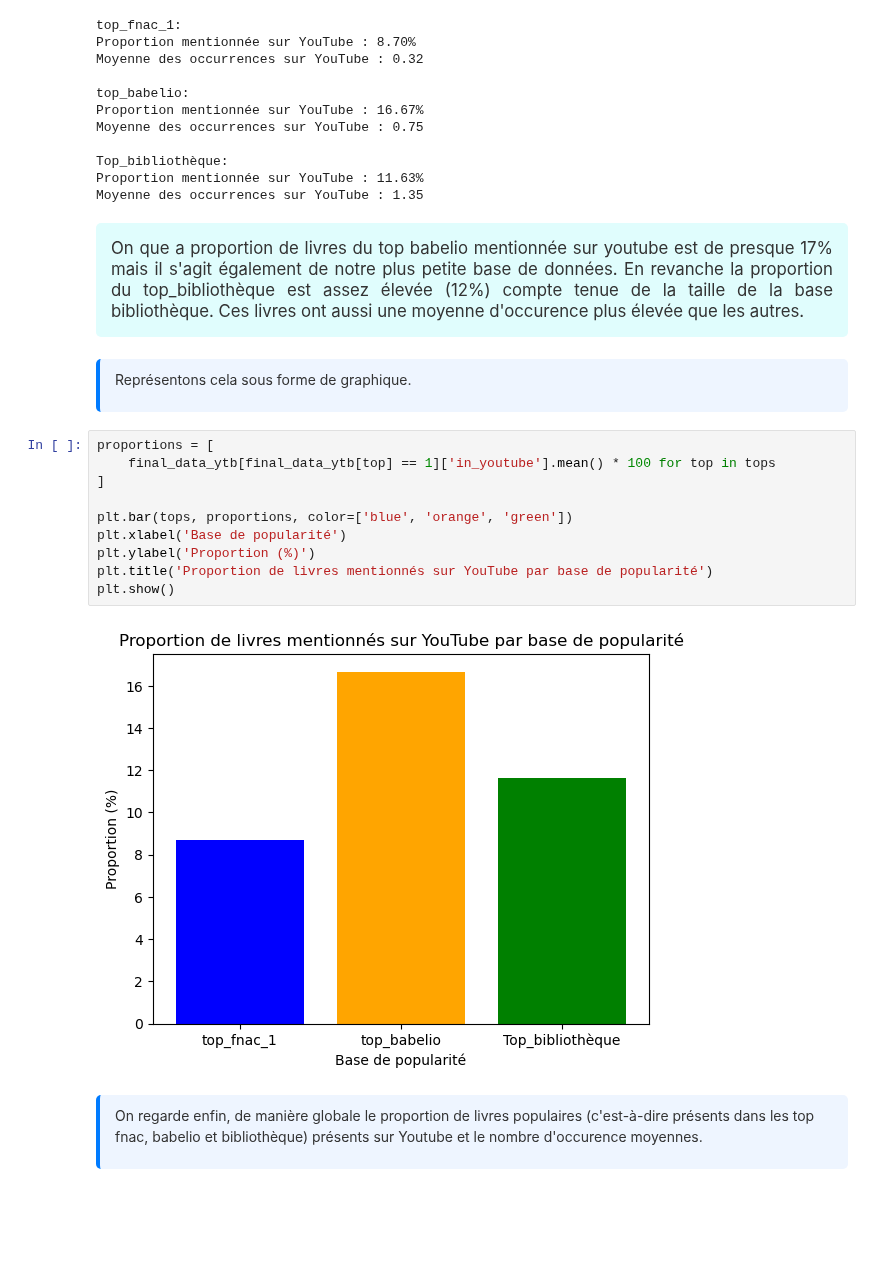
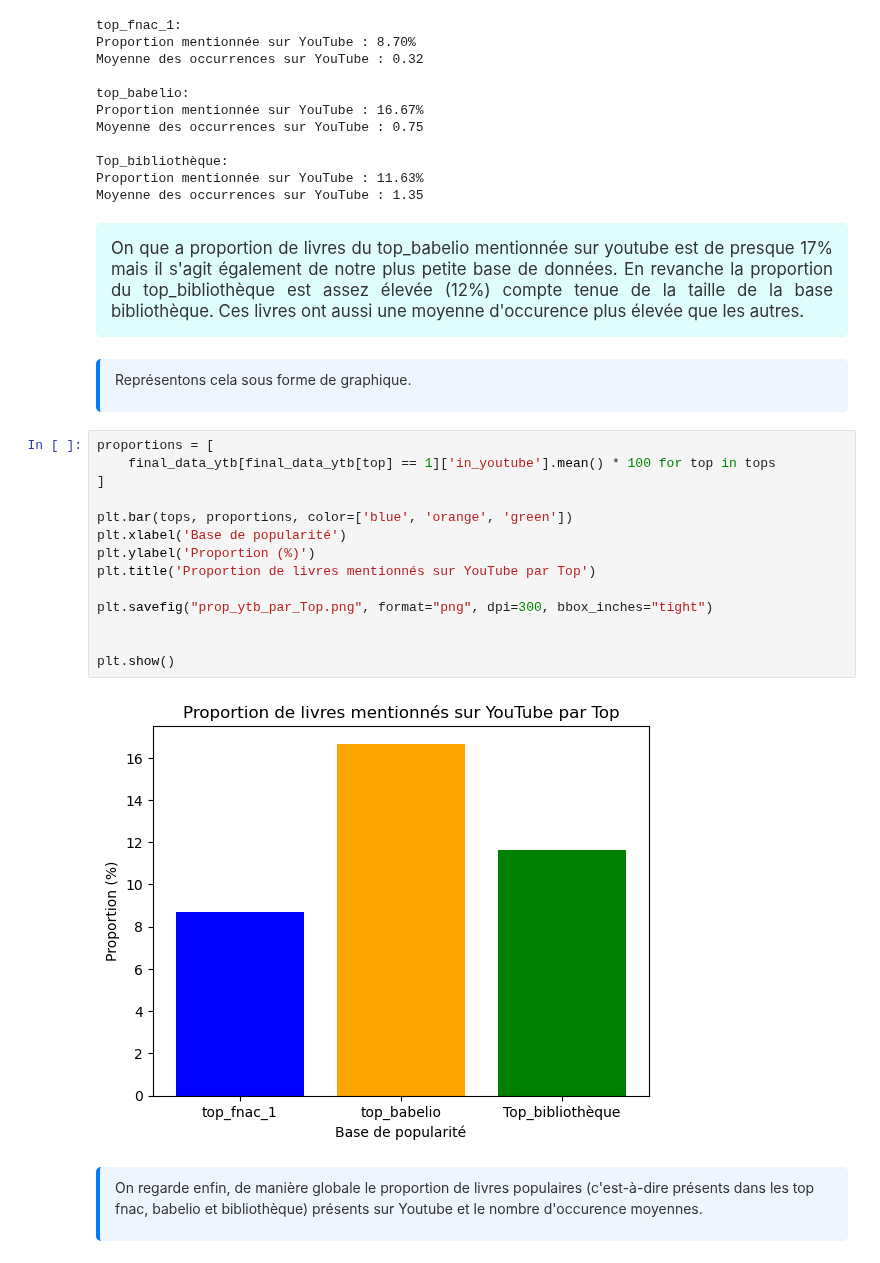
Before and after one commit to manonmgd/pythonds_MM_MM_DS, a Jupyter notebook: analyse_de_données.ipynb, the cells around one changed output. Drawn from its saved outputs; the diff is of its cells as text; blank space fills up the shorter version.

```diff
--- a/analyse_de_données.ipynb
+++ b/analyse_de_données.ipynb
@@ -1306,7 +1306,7 @@ Moyenne des occurrences sur YouTube : 1.35
     max-width: 900px;
     text-align: justify;
 ">
-    On que a proportion de livres du top babelio mentionnée sur youtube est de presque 17% mais il s'agit également de notre plus petite base de données. En revanche la proportion du top_bibliothèque est assez élevée (12%) compte tenue de la taille de la base bibliothèque. Ces livres ont aussi une moyenne d'occurence plus élevée que les autres.
+    On que a proportion de livres du top_babelio mentionnée sur youtube est de presque 17% mais il s'agit également de notre plus petite base de données. En revanche la proportion du top_bibliothèque est assez élevée (12%) compte tenue de la taille de la base bibliothèque. Ces livres ont aussi une moyenne d'occurence plus élevée que les autres.
 </div>
 # %% [markdown]
 <div style="
@@ -1323,15 +1323,19 @@ Moyenne des occurrences sur YouTube : 1.35
 # %%
 proportions = [
     final_data_ytb[final_data_ytb[top] == 1]['in_youtube'].mean() * 100 for top in tops
 ]
 
 plt.bar(tops, proportions, color=['blue', 'orange', 'green'])
 plt.xlabel('Base de popularité')
 plt.ylabel('Proportion (%)')
-plt.title('Proportion de livres mentionnés sur YouTube par base de popularité')
+plt.title('Proportion de livres mentionnés sur YouTube par Top')
+
+plt.savefig("prop_ytb_par_Top.png", format="png", dpi=300, bbox_inches="tight")
+
+
 plt.show()
 # %% [output]
-[figure, old version]
+[figure, new version]
 # %% [markdown]
 <div style="
     font-family: 'Arial', sans-serif;
```
Also changed, not shown: parts of 1 cell of this notebook, 1 other file.
